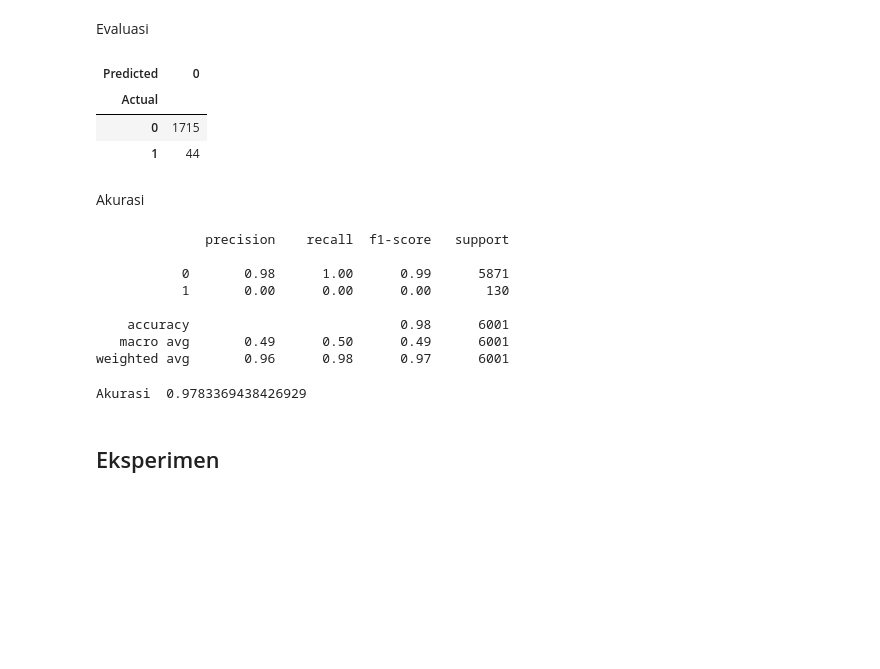
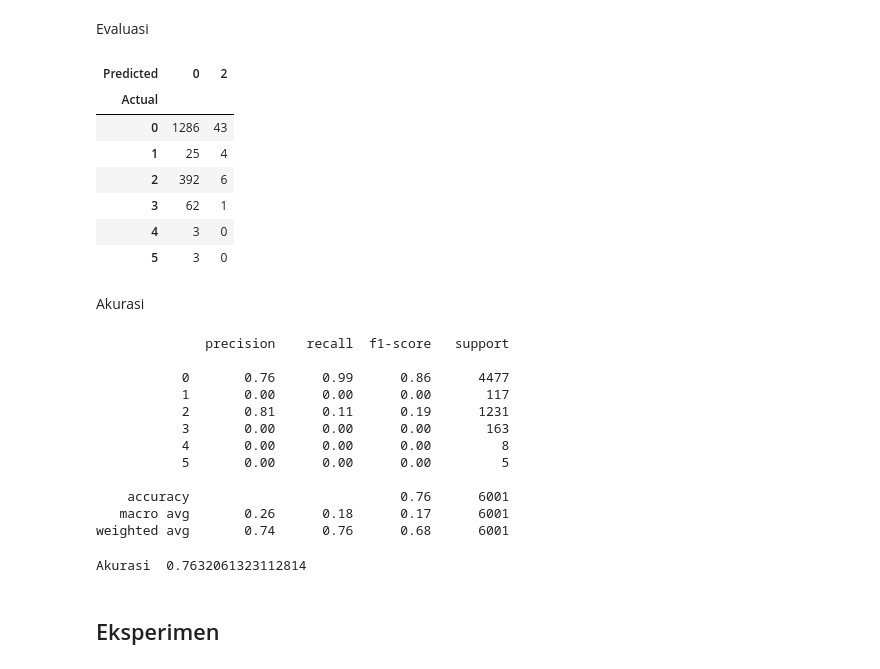
Before and after one commit to rickylukman/Machine-Learning, a Jupyter notebook: Machine_Learning_Clasification_Alvianda_Ricky.ipynb, the cells around one changed output. Saved outputs shown, nothing was run; the diff lists cells and outputs as text; code cells hidden in the pictures; blank space fills up the shorter version.

```diff
--- a/Machine_Learning_Clasification_Alvianda_Ricky.ipynb
+++ b/Machine_Learning_Clasification_Alvianda_Ricky.ipynb
@@ -29,0 +242,13 @@ df.head()
+# %%
+from sklearn.preprocessing import LabelEncoder
+encoder = LabelEncoder()
+# %%
+df['manufacturer'] = encoder.fit_transform(df['manufacturer'])
+df['model'] = encoder.fit_transform(df['model'])
+df['condition'] = encoder.fit_transform(df['condition'])
+df['fuel'] = encoder.fit_transform(df['fuel'])
+df['title_status'] = encoder.fit_transform(df['title_status'])
+df['transmission'] = encoder.fit_transform(df['transmission'])
+df['drive'] = encoder.fit_transform(df['drive'])
+df['paint_color'] = encoder.fit_transform(df['paint_color'])
+df['state'] = encoder.fit_transform(df['state'])
@@ -40,3 +351,7 @@ df2 = df[['transmission','drive']]
+# %%
+# Menjadikan condition sebagai label
+label = df['condition'].copy()
+df2 = df[['transmission','fuel']]
 # %% [markdown]
 ### Split menjadi train dan test
 # %%
@@ -45,47 +360,51 @@ xTrain, xTest, yTrain, yTest = train_test_split(df2, label, test_size = 0.3, ran
 # %% [markdown]
 ### Training
 # %%
-# from sklearn.naive_bayes import MultinomialNB
-# nb = MultinomialNB()
-# nb.fit(xTrain.astype('int'),yTrain.astype('int'))
-# yPredict = nb.predict(xTest.astype('int'))
-
-from sklearn.neighbors import KNeighborsClassifier
-neigh = KNeighborsClassifier(n_neighbors=3)
-neigh.fit(xTrain.astype('int'),yTrain.astype('int'))
-yPredict = neigh.predict(xTest.astype('int'))
+#naive bayes
+from sklearn.naive_bayes import MultinomialNB
+nb = MultinomialNB()
+nb.fit(xTrain,yTrain)
+yPredict = nb.predict(xTest)
 # %% [markdown]
 Evaluasi
 # %%
-y_Actual = pd.Series(yTest.astype('int'), name='Actual')
+y_Actual = pd.Series(yTest, name='Actual')
 y_Predict = pd.Series(yPredict, name='Predicted')
 df_confusion = pd.crosstab(y_Actual, y_Predict)
 df_confusion
 # %% [output]
-| Predicted | 0 |
-| Actual |  |
-| 0 | 1715 |
-| 1 | 44 |
+| Predicted | 0 | 2 |
+| Actual |  |  |
+| 0 | 1286 | 43 |
+| 1 | 25 | 4 |
+| 2 | 392 | 6 |
+| 3 | 62 | 1 |
+| 4 | 3 | 0 |
+| 5 | 3 | 0 |
 # %% [markdown]
 Akurasi
 # %%
 from sklearn.metrics import classification_report
 # %%
-print(classification_report(yTest.astype('int'),yPredict))
+print(classification_report(yTest,yPredict))
 # %% [output]
               precision    recall  f1-score   support
 
-           0       0.98      1.00      0.99      5871
-           1       0.00      0.00      0.00       130
+           0       0.76      0.99      0.86      4477
+           1       0.00      0.00      0.00       117
+           2       0.81      0.11      0.19      1231
+           3       0.00      0.00      0.00       163
+           4       0.00      0.00      0.00         8
+           5       0.00      0.00      0.00         5
 
-    accuracy                           0.98      6001
-   macro avg       0.49      0.50      0.49      6001
-weighted avg       0.96      0.98      0.97      6001
+    accuracy                           0.76      6001
+   macro avg       0.26      0.18      0.17      6001
+weighted avg       0.74      0.76      0.68      6001
 # %%
 from sklearn import metrics
-print("Akurasi ",metrics.accuracy_score(yTest.astype('int'),yPredict))
+print("Akurasi ",metrics.accuracy_score(yTest,yPredict))
 # %% [output]
-Akurasi  0.9783369438426929
+Akurasi  0.7632061323112814
 # %% [markdown]
 ## Eksperimen
 # %% [markdown]
```
Also changed, not shown: parts of 52 cells of this notebook.
